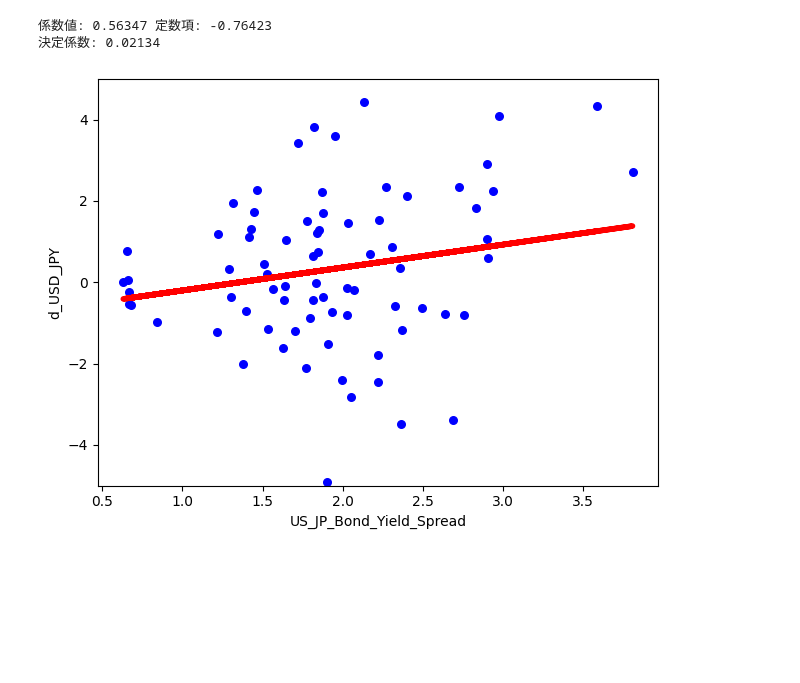
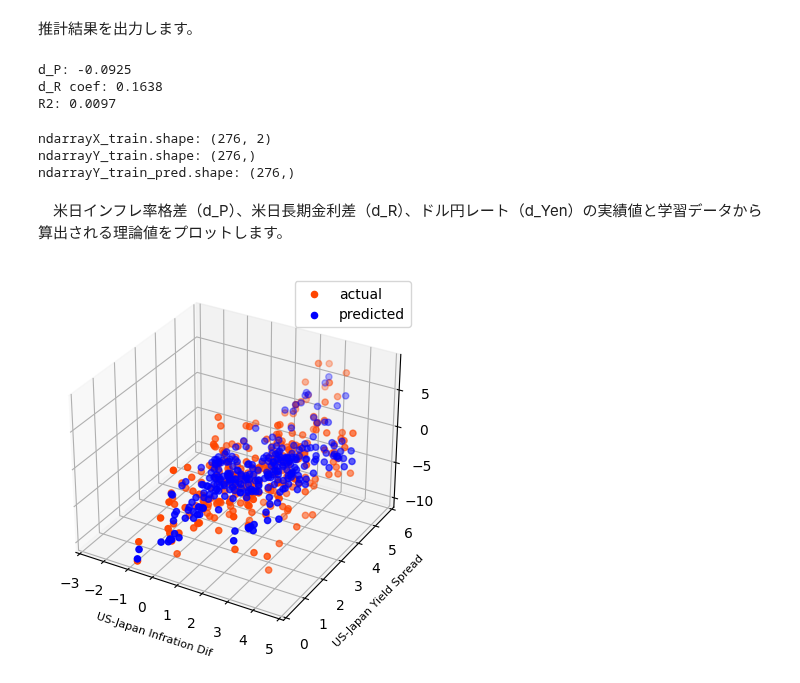
Before and after one commit to nagamamo/financial_data_science, a Jupyter notebook: 9_2_fx_asset_approach.ipynb, the cells around one changed output. Saved outputs shown, nothing was run; the diff lists cells and outputs as text; code cells hidden in the pictures; blank space fills up the shorter version.

```diff
--- a/9_2_fx_asset_approach.ipynb
+++ b/9_2_fx_asset_approach.ipynb
@@ -76,16 +88,42 @@ Y_test_pred=model.predict(X_test.reshape(-1,1))#テストデータによる予
-# %%
-#[11]推計結果と可視化
-print('係数値: %.5f' % model.coef_,'定数項: %.5f' %model.intercept_)#係数値と定数項
-print('決定係数: %.5f' %model.score(X_train.reshape(-1,1),Y_train.reshape(-1,1)))#決定係数
-plt.scatter(X_train.reshape(-1,1),Y_train,c='blue',s=30)
-plt.plot(X_train.reshape(-1,1),Y_train_pred,color='red',lw=4)
-plt.xlabel('US_JP_Bond_Yield_Spread')
-plt.ylabel('d_USD_JPY')
-plt.ylim(-5, 5)
-plt.tight_layout()
-plt.show()
-# %% [output]
-係数値: 0.56347 定数項: -0.76423
-決定係数: 0.02134
-[figure, removed]
+# %% [markdown]
+推計結果を出力します。
+# %%
+#[10]推計結果と可視化
+print('d_P: %.4f' % model.coef_[0])#係数値
+print('d_R coef: %.4f' % model.coef_[1])#係数値
+print('R2: %.4f' %model.score(X_train,Y_train))#決定係数
+# %% [output]
+d_P: -0.0925
+d_R coef: 0.1638
+R2: 0.0097
+# %%
+#[11]データ数と配列の確認
+ndarrayX_train = np.array(X_train)
+ndarrayY_train= np.array(Y_train)
+ndarrayY_train_pred= np.array(Y_train_pred)
+print("ndarrayX_train.shape:", ndarrayX_train.shape)
+print("ndarrayY_train.shape:", ndarrayY_train.shape)
+print("ndarrayY_train_pred.shape:", ndarrayY_train_pred.shape)
+# %% [output]
+ndarrayX_train.shape: (276, 2)
+ndarrayY_train.shape: (276,)
+ndarrayY_train_pred.shape: (276,)
+# %% [markdown]
+　米日インフレ率格差（d_P）、米日長期金利差（d_R）、ドル円レート（d_Yen）の実績値と学習データから算出される理論値をプロットします。
+# %%
+#[12]実績値と予測値のプロット
+X_train1, X_train2 = np.split(X_train, 2, 1)
+fig = plt.figure()
+ax = fig.add_subplot(projection='3d')
+ax.scatter(X_train1, X_train2, Y_train, marker="o",c='orangered',label='actual')
+ax.scatter(X_train1, X_train2, Y_train_pred,marker="o", c='blue',label='predicted')
+ax.set_xlabel('US-Japan Infration Dif',size=8)
+ax.set_ylabel('US-Japan Yield Spread',size=8)
+ax.set_zlabel('Yen per USD',size=8)
+plt.xlim(-3, 5)
+plt.ylim(0, 6)
+ax.legend()
+plt.show()
+# %% [output]
+[figure, added]
 # %%
```
Also changed, not shown: parts of 26 cells of this notebook.
